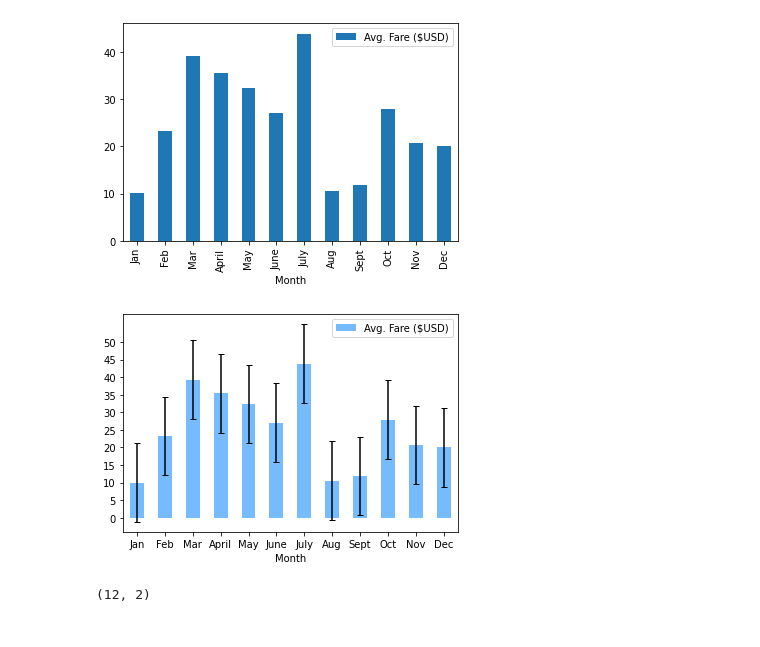
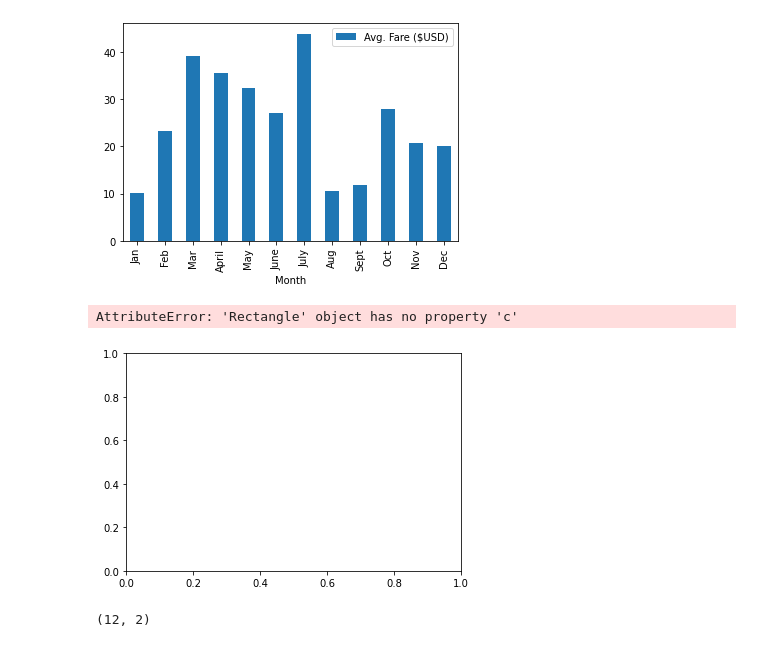
Before and after one commit to SiedHM/PyBer_Analysis, a Jupyter notebook: PyBer_ride_data.ipynb, the cells around one changed output. Saved outputs shown, nothing was run; the diff lists cells and outputs as text; code cells hidden in the pictures.

```diff
--- a/PyBer_ride_data.ipynb
+++ b/PyBer_ride_data.ipynb
@@ -49,14 +49,15 @@ plt.show()
 # %%
 import statistics
 stdev = statistics.stdev( pyber_ride_df["Avg. Fare ($USD)"])
 stdev
 fare=pyber_ride_df["Avg. Fare ($USD)"]
-pyber_ride_df.plot.bar(x="Month", y="Avg. Fare ($USD)" ,yerr=stdev, color='xkcd:sky blue', capsize=3)
+pyber_ride_df.plot.bar(x="Month", y="Avg. Fare ($USD)" ,yerr=stdev, c="skyblue", capsize=3)
 plt.yticks(np.arange(0, 51, step=5.0))
 plt.xticks(rotation = 360)
 plt.show()
 # %% [output]
+AttributeError: 'Rectangle' object has no property 'c'
-[figure, old version]
+[figure, new version]
 # %%
 pd.read_df=pd.read_csv('Resources/PyBer_ride_data.csv')
 pd.read_df.shape
```
Also changed, not shown: parts of 6 cells of this notebook, 1 other file.
